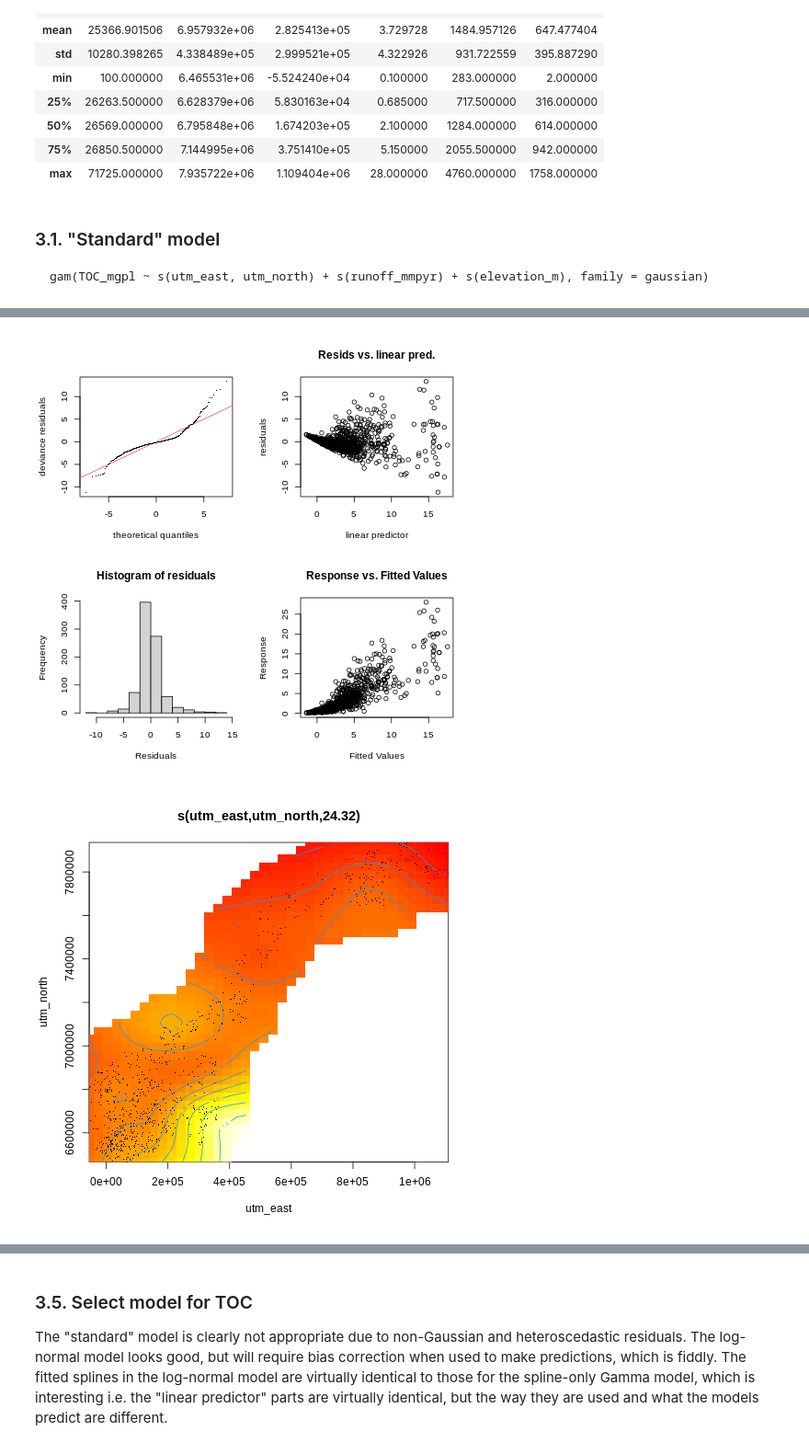
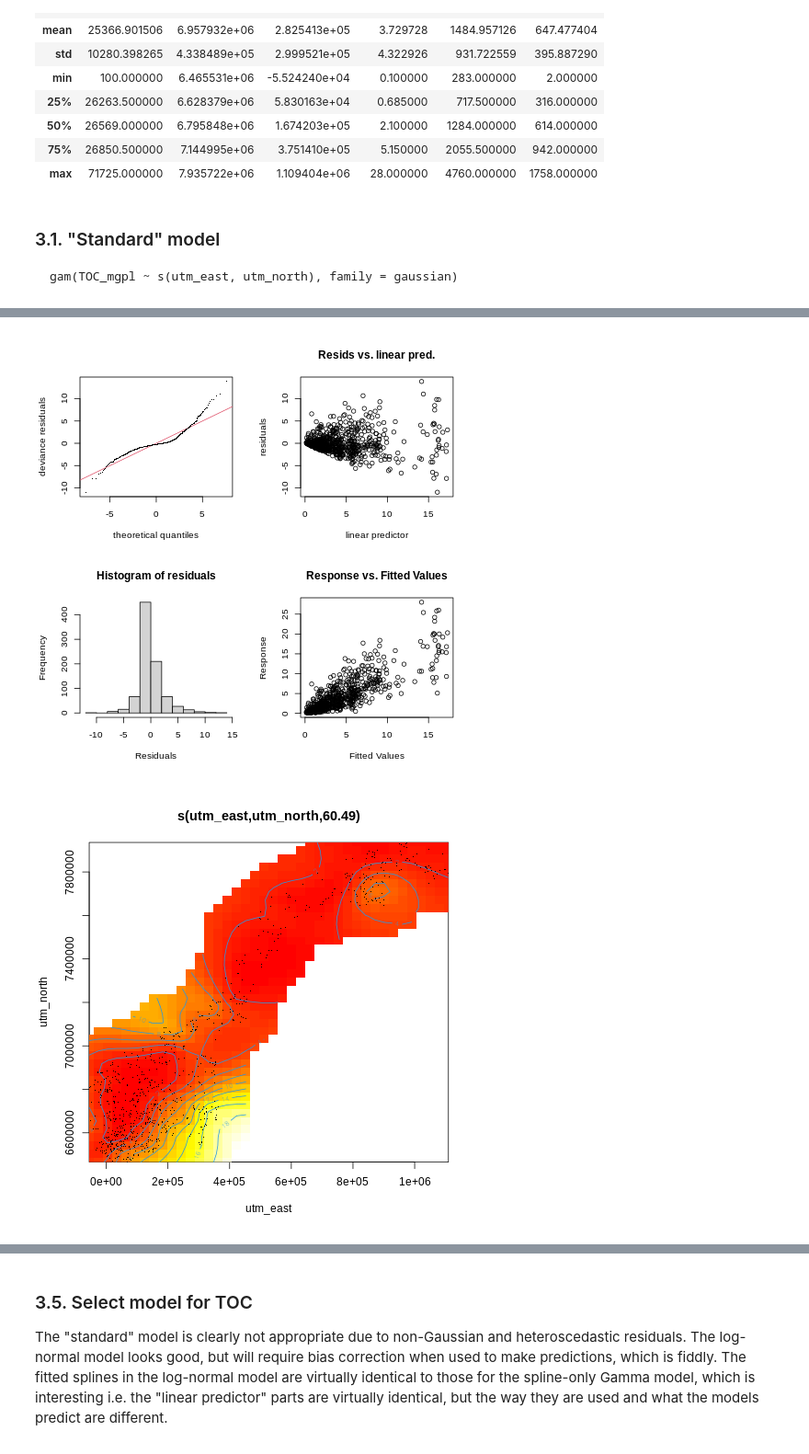
Before and after one commit to JamesSample/critical_loads_2, a Jupyter notebook: notebooks/workflow_update_2023/02b_statistical_models.ipynb, the cells around one changed output, grey strips where cells are left out. Shown at 92% size. Drawn from its saved outputs; the diff is of its cells as text; code cells hidden in the pictures.

```diff
--- a/notebooks/workflow_update_2023/02b_statistical_models.ipynb
+++ b/notebooks/workflow_update_2023/02b_statistical_models.ipynb
@@ -191,12 +193,12 @@ df = read.csv(
 # %% [markdown]
 ### 3.1. "Standard" model
 
-    gam(TOC_mgpl ~ s(utm_east, utm_north) + s(runoff_mmpyr) + s(elevation_m), family = gaussian)
+    gam(TOC_mgpl ~ s(utm_east, utm_north), family = gaussian)
 # %%
 %%R
 
 toc_model1 = gam(
-    TOC_mgpl ~ s(utm_east, utm_north) + s(runoff_mmpyr) + s(elevation_m),
+    TOC_mgpl ~ s(utm_east, utm_north, k=100),# + s(runoff_mmpyr) + s(elevation_m),
     data = df,
     select = TRUE,
     method = "REML",
@@ -232,2 +234,2 @@ Signif. codes:  0 ‘***’ 0.001 ‘**’ 0.01 ‘*’ 0.05 ‘.’ 0.1 ‘ ’
-[figure, old version]
+[figure, new version]
-[figure, old version]
+[figure, new version]
```
Also changed, not shown: parts of 9 cells of this notebook, 10 other files.
